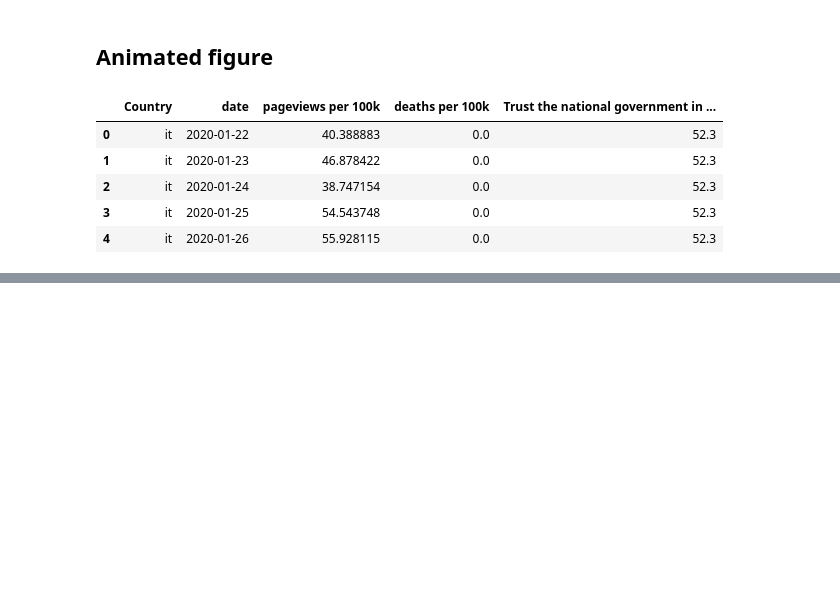
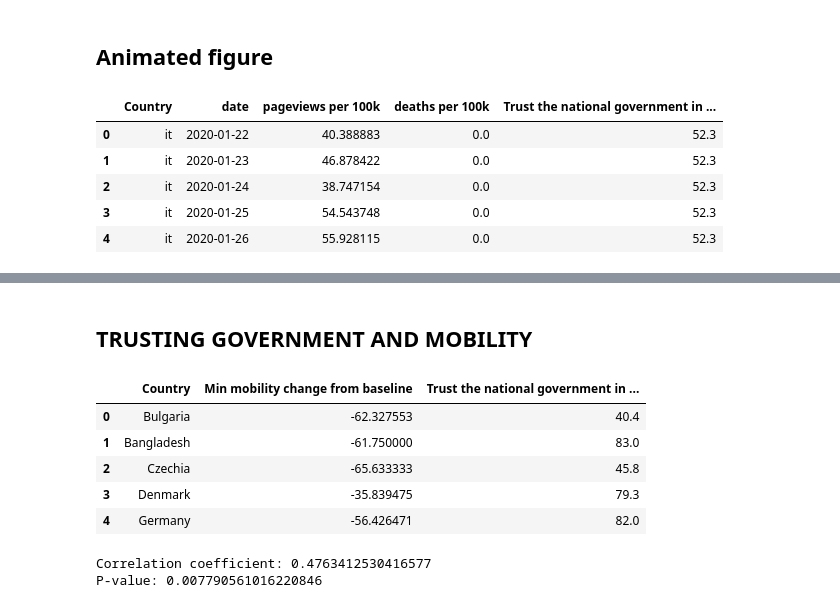
Before and after one commit to epfl-ada/ada-2022-project-thedatadiggers22, a Jupyter notebook: animated_figure.ipynb, the cells around one changed output, grey strips where cells are left out. Drawn from its saved outputs; the diff is of its cells as text; code cells hidden in the pictures; blank space fills up the shorter version.

```diff
--- a/animated_figure.ipynb
+++ b/animated_figure.ipynb
@@ -138,0 +148,36 @@ fig.show()
+# %% [markdown]
+## TRUSTING GOVERNMENT AND MOBILITY
+# %%
+
+mobility_trust = mobility['moving category'].reset_index()
+mobility_trust['country_region'] =mobility_trust['country_region'].map(get_country_dict('trust gov mobility'))
+mobility_trust = mobility_trust.groupby('country_region')['moving category'].min().to_frame()
+mobility_trust = mobility_trust.reset_index()
+mobility_trust['Trust the national government in this country'] = mobility_trust['country_region'].map(trust_dict['Trust the national government in this country'])
+mobility_trust['country_region'] = mobility_trust['country_region'].map(inv_map)
+mobility_trust = mobility_trust.rename(columns={"moving category": "Min mobility change from baseline","country_region": "Country"})
+mobility_trust.head()
+# %% [output]
+|  | Country | Min mobility change from baseline | Trust the national government in ... |
+| 0 | Bulgaria | -62.327553 | 40.4 |
+| 1 | Bangladesh | -61.750000 | 83.0 |
+| 2 | Czechia | -65.633333 | 45.8 |
+| 3 | Denmark | -35.839475 | 79.3 |
+| 4 | Germany | -56.426471 | 82.0 |
+# %%
+fig = px.scatter(mobility_trust, x='Trust the national government in this country', y="Min mobility change from baseline", text="Country",trendline="ols", title='Relationship between min moblitiy change from baseline and trust in the national government in a country')
+
+# fig.update_layout(height=800,title_text='Relationship between min moblitiy change from baseline and trust in the national government in a country')
+
+fig.update_layout(margin=dict(l=20, r=20, t=100, b=0))
+fig.add_annotation(xref='paper',yref='paper',x=0, y=1.13,showarrow=False,text = "    The x axis the trust in the national government in a country.")
+fig.add_annotation(xref='paper',yref='paper',x=0, y=1.09,showarrow=False,text = "    The y axis shows the min mobility change from baseline per month.")
+fig.show()
+
+# mobility change from baseline
+corr, p_value = stats.pearsonr(mobility_trust['Trust the national government in this country'], mobility_trust["Min mobility change from baseline"])
+print("Correlation coefficient: {}".format(corr))
+print("P-value: {}".format(p_value))
+# %% [output]
+Correlation coefficient: 0.4763412530416577
+P-value: 0.007790561016220846
```
Also changed, not shown: parts of 8 cells of this notebook.
